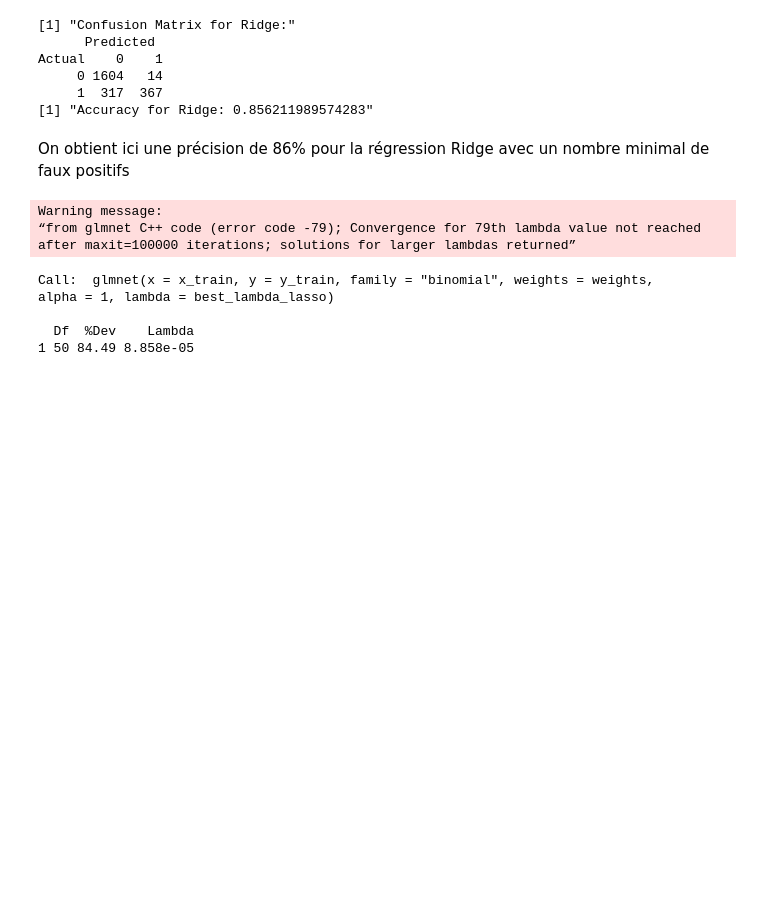
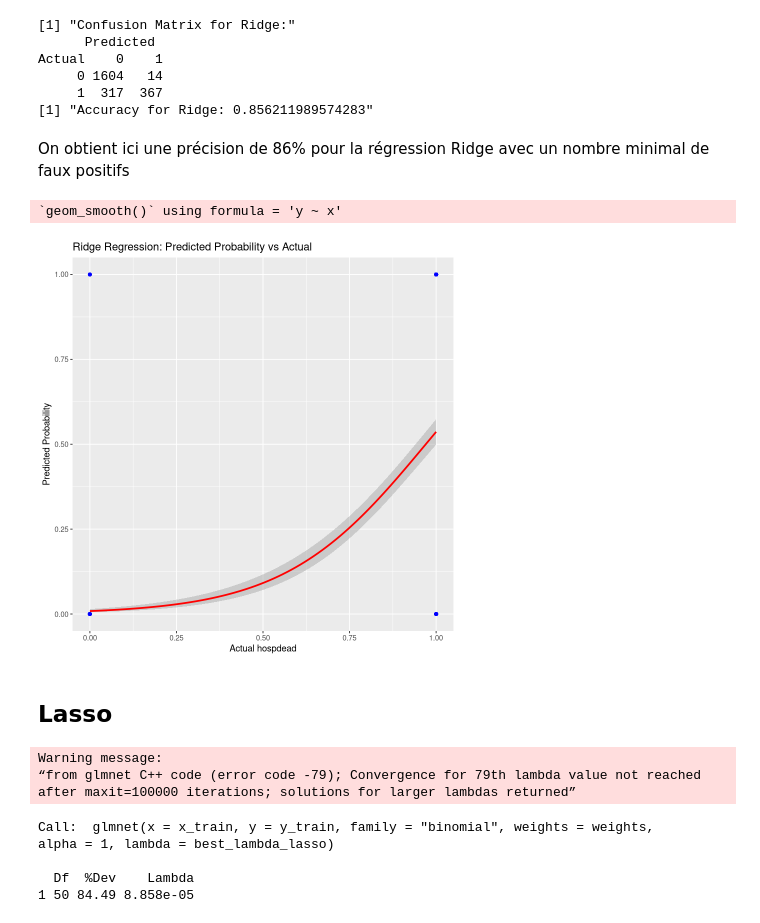
Before and after one commit to ClemouDouard/merr_project, a Jupyter notebook: src/ridgelasso.ipynb, the cells around one changed output. Cells and saved outputs as stored; diff of their text form; code cells hidden in the pictures; blank space fills up the shorter version.

Commit message:
added graphs

```diff
--- a/src/ridgelasso.ipynb
+++ b/src/ridgelasso.ipynb
@@ -189,6 +189,23 @@ Actual    0    1
 [1] "Accuracy for Ridge: 0.856211989574283"
 # %% [markdown]
 On obtient ici une précision de 86% pour la régression Ridge avec un nombre minimal de faux positifs
+# %%
+ridge_plot_data <- data.frame(
+  Actual = y_test,
+  Predicted = as.numeric(ridge_classes)
+)
+
+ggplot(ridge_plot_data, aes(x = Actual, y = Predicted)) +
+  geom_point(alpha = 0.5, color = "blue") +
+  geom_smooth(method = "glm", method.args = list(family = "binomial"), color = "red") +
+  ggtitle("Ridge Regression: Predicted Probability vs Actual") +
+  xlab("Actual hospdead") +
+  ylab("Predicted Probability")
+# %% [output]
+`geom_smooth()` using formula = 'y ~ x'
+[figure, added]
+# %% [markdown]
+## Lasso
 # %%
 final_lasso_model <- glmnet(x_train, y_train, family = "binomial", alpha = 1, weights = weights)
 # %% [output]
```
Also changed, not shown: parts of 4 cells of this notebook.
